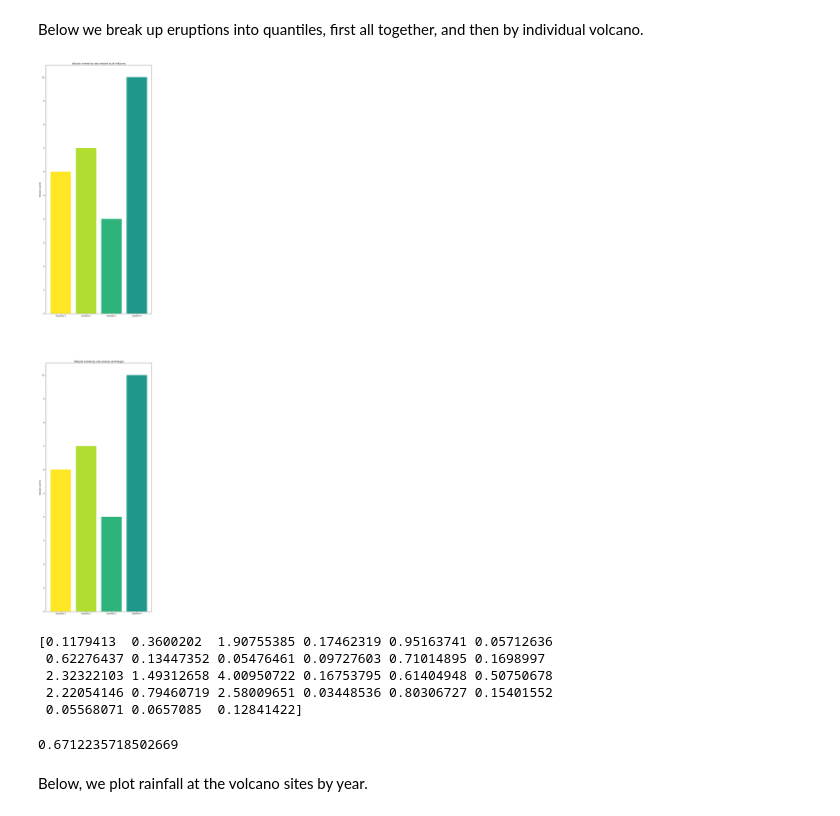
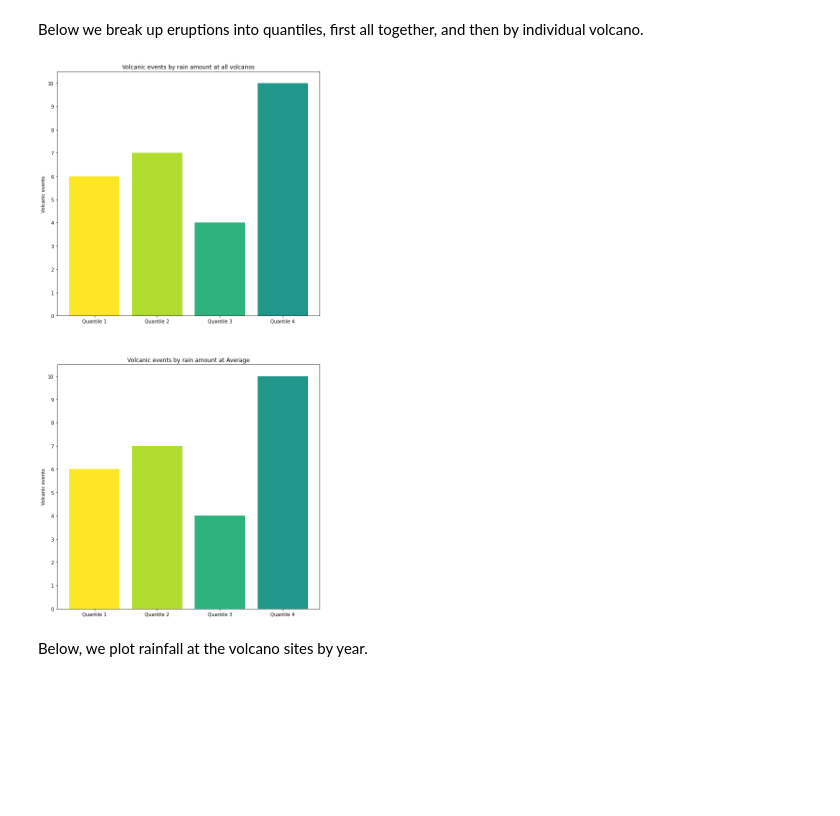
Before and after one commit to geodesymiami/precip-notebooks, a Jupyter notebook: average_galapagos.ipynb, the cells around one changed output. Saved outputs shown, nothing was run; the diff lists cells and outputs as text; code cells hidden in the pictures; blank space fills up the shorter version.

```diff
--- a/average_galapagos.ipynb
+++ b/average_galapagos.ipynb
@@ -137,6 +74,8 @@ if strengths != None:
                 first = max(i[0], start)
                 last = min(i[1], end)
                 elninos[j].append([date_to_decimal_year(first), date_to_decimal_year(last)])
+# %%
+rainfall = rainfall.reset_index(drop=True)
 # %% [markdown]
 We look at rolling averages of rainfall at each volcano site. We group dates at each volcano into quantiles based on the rolling rain averages. In gray, we've included the cumulative precipitation.
 # %%
@@ -148,22 +85,9 @@ rain_plotter(plot_type ,sites_dict, rainfall, quantiles, rolling_number, volcani
 # %% [markdown]
 Below we break up eruptions into quantiles, first all together, and then by individual volcano.
 # %%
-all,vals = eruption_counter(sites_dict, volcanic_events, rainfall, quantiles, rolling_number, by_season)
+vals = eruption_counter(sites_dict, volcanic_events, rainfall, quantiles, rolling_number, by_season)
 # %% [output]
-[figure, old version]
+[figure, new version]
-# %%
-print(fern)
-# %% [output]
-[0.1179413  0.3600202  1.90755385 0.17462319 0.95163741 0.05712636
- 0.62276437 0.13447352 0.05476461 0.09727603 0.71014895 0.1698997
- 2.32322103 1.49312658 4.00950722 0.16753795 0.61404948 0.50750678
- 2.22054146 0.79460719 2.58009651 0.03448536 0.80306727 0.15401552
- 0.05568071 0.0657085  0.12841422]
-# %%
-fern = np.array(vals['Average'])
-print(all['Average'].mean())
-# %% [output]
-0.6712235718502669
 # %% [markdown]
 Below, we plot rainfall at the volcano sites by year.
 # %%
```
Also changed, not shown: parts of 10 cells of this notebook, 22 other files.
